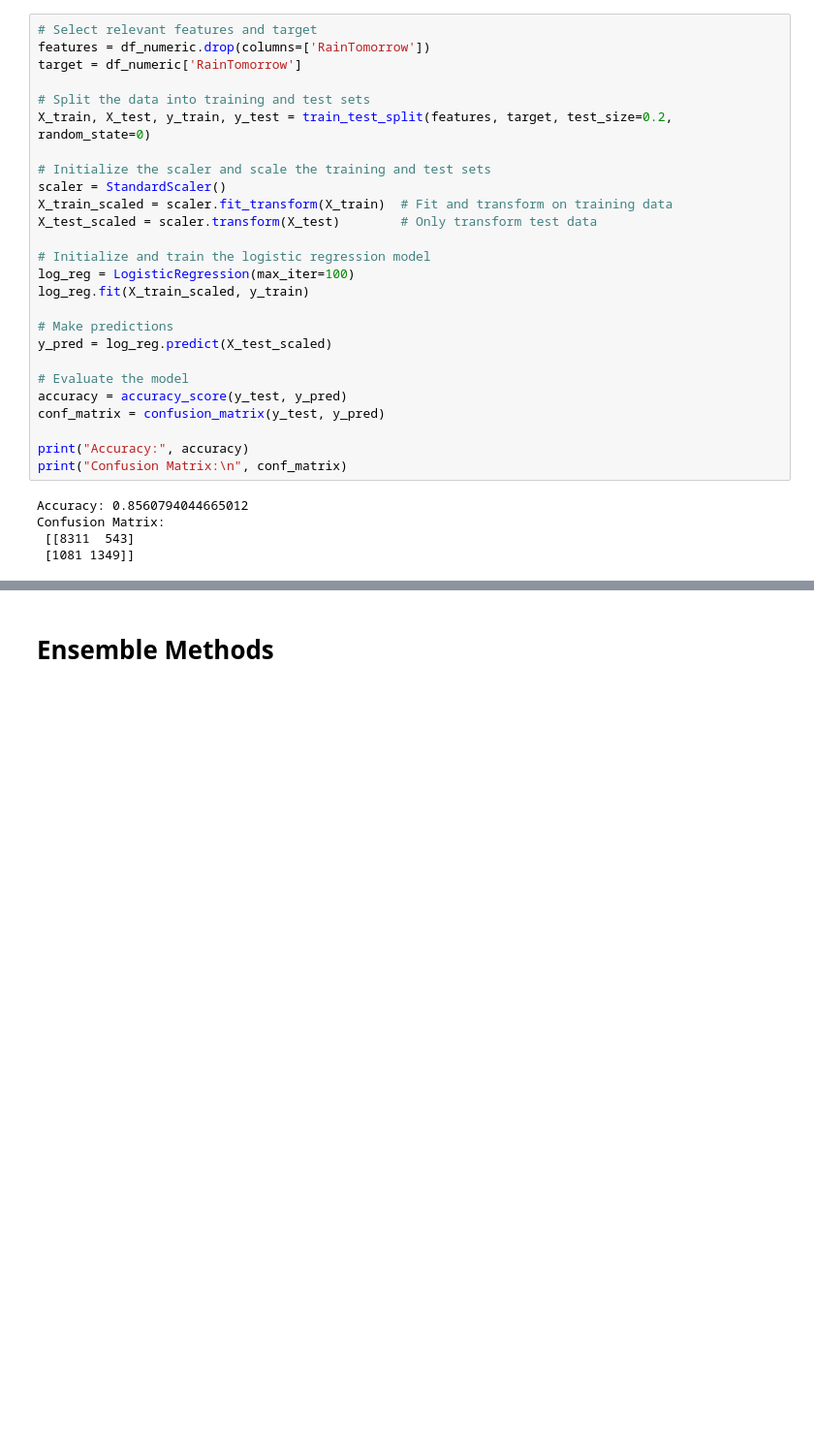
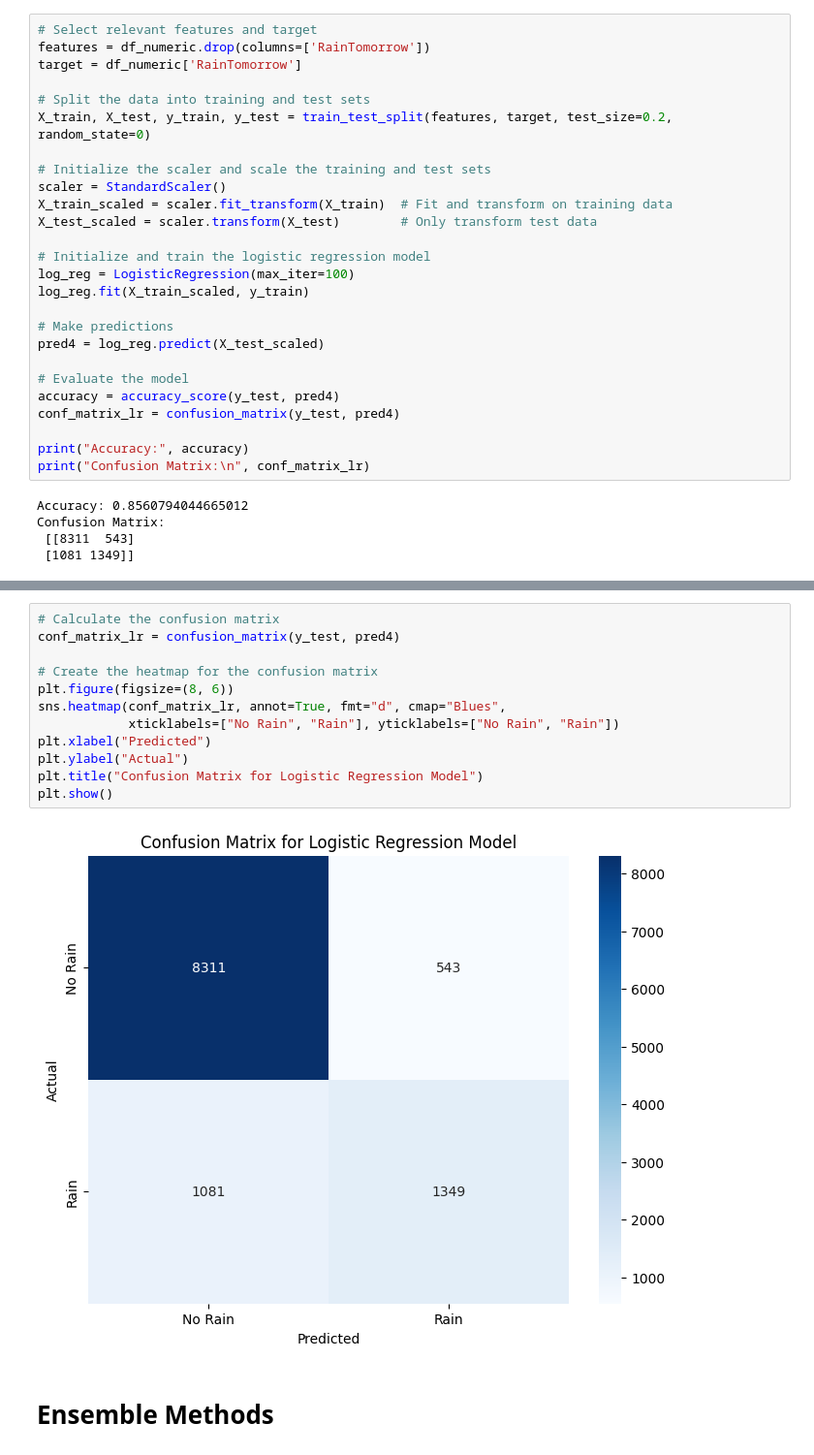
Before and after one commit to Marc-Bouche/rain-in-australia-supervised-learning, a Jupyter notebook: ORIGINAL.ipynb, the cells around one changed output, grey strips where cells are left out. Shown at 97% size. Drawn from its saved outputs; the diff is of its cells as text; blank space fills up the shorter version.

```diff
--- a/ORIGINAL.ipynb
+++ b/ORIGINAL.ipynb
@@ -460,14 +510,14 @@ log_reg = LogisticRegression(max_iter=100)
 log_reg.fit(X_train_scaled, y_train)
 
 # Make predictions
-y_pred = log_reg.predict(X_test_scaled)
+pred4 = log_reg.predict(X_test_scaled)
 
 # Evaluate the model
-accuracy = accuracy_score(y_test, y_pred)
-conf_matrix = confusion_matrix(y_test, y_pred)
+accuracy = accuracy_score(y_test, pred4)
+conf_matrix_lr = confusion_matrix(y_test, pred4)
 
 print("Accuracy:", accuracy)
-print("Confusion Matrix:\n", conf_matrix)
+print("Confusion Matrix:\n", conf_matrix_lr)
 # %% [output]
 Accuracy: 0.8560794044665012
 Confusion Matrix:
@@ -528,3 +526,17 @@ Best AdaBoost Model Test Accuracy: 0.8575859624246721
+# %%
+# Calculate the confusion matrix
+conf_matrix_lr = confusion_matrix(y_test, pred4)
+
+# Create the heatmap for the confusion matrix
+plt.figure(figsize=(8, 6))
+sns.heatmap(conf_matrix_lr, annot=True, fmt="d", cmap="Blues",
+            xticklabels=["No Rain", "Rain"], yticklabels=["No Rain", "Rain"])
+plt.xlabel("Predicted")
+plt.ylabel("Actual")
+plt.title("Confusion Matrix for Logistic Regression Model")
+plt.show()
+# %% [output]
+[figure, added]
 # %% [markdown]
 # **Ensemble Methods**
 # %% [markdown]
```
Also changed, not shown: parts of 46 cells of this notebook.
